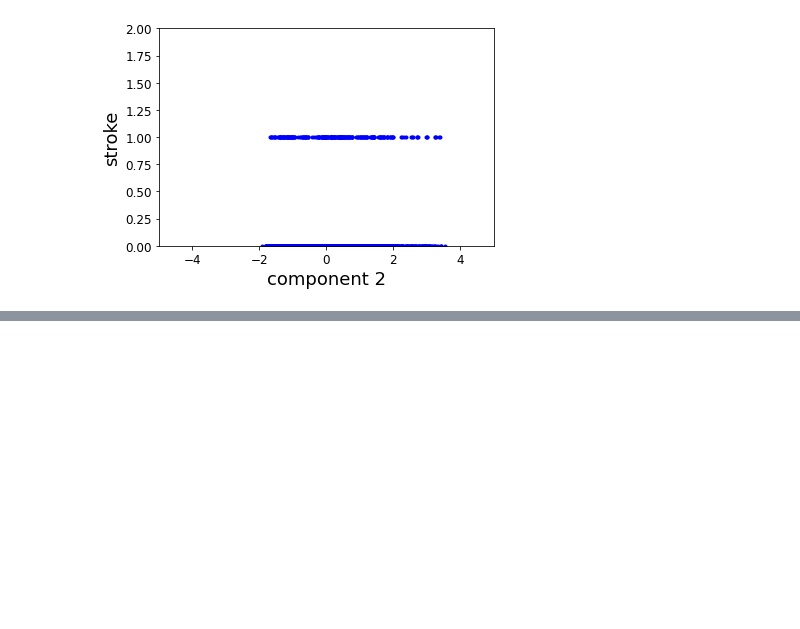
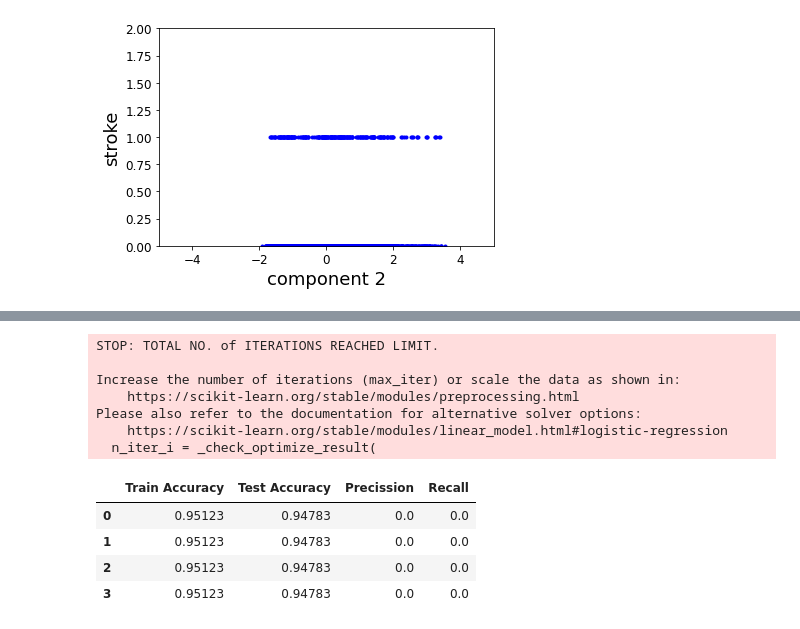
Before and after one commit to Lisnivia/F21DL, a Jupyter notebook: Lab 9.ipynb, the cells around one changed output, grey strips where cells are left out. Saved outputs shown, nothing was run; the diff lists cells and outputs as text; code cells hidden in the pictures; blank space fills up the shorter version.

```diff
--- a/Lab 9.ipynb
+++ b/Lab 9.ipynb
@@ -122,0 +306,37 @@ plt.show()
+# %%
+clf = [
+    LogisticRegression(solver='lbfgs',penalty='none',max_iter=100),
+    LogisticRegression(solver='lbfgs',penalty='none',max_iter=1000),
+    LogisticRegression(solver='lbfgs',penalty='none',max_iter=10000),
+    LogisticRegression(solver='lbfgs',penalty='none',max_iter=100000)
+    ]
+clf_columns = []
+clf_compare = pd.DataFrame(columns = clf_columns)
+
+row_index = 0
+for alg in clf:
+
+    predicted = alg.fit(X_train, y_train).predict(X_test)
+    clf_name = alg.__class__.__name__
+    clf_compare.loc[row_index, 'Train Accuracy'] = round(alg.score(X_train, y_train), 5)
+    clf_compare.loc[row_index, 'Test Accuracy'] = round(alg.score(X_test, y_test), 5)
+    clf_compare.loc[row_index, 'Precission'] = round(precision_score(y_test, predicted, zero_division=0),5)
+    clf_compare.loc[row_index, 'Recall'] = round(recall_score(y_test, predicted, zero_division=0),5)
+
+    row_index+=1
+
+clf_compare.sort_values(by = ['Test Accuracy'], ascending = False, inplace = True)
+clf_compare
+# %% [output]
+STOP: TOTAL NO. of ITERATIONS REACHED LIMIT.
+
+Increase the number of iterations (max_iter) or scale the data as shown in:
+    https://scikit-learn.org/stable/modules/preprocessing.html
+Please also refer to the documentation for alternative solver options:
+    https://scikit-learn.org/stable/modules/linear_model.html#logistic-regression
+  n_iter_i = _check_optimize_result(
+|  | Train Accuracy | Test Accuracy | Precission | Recall |
+| 0 | 0.95123 | 0.94783 | 0.0 | 0.0 |
+| 1 | 0.95123 | 0.94783 | 0.0 | 0.0 |
+| 2 | 0.95123 | 0.94783 | 0.0 | 0.0 |
+| 3 | 0.95123 | 0.94783 | 0.0 | 0.0 |
```
Also changed, not shown: parts of 27 cells of this notebook, 7 other files.
